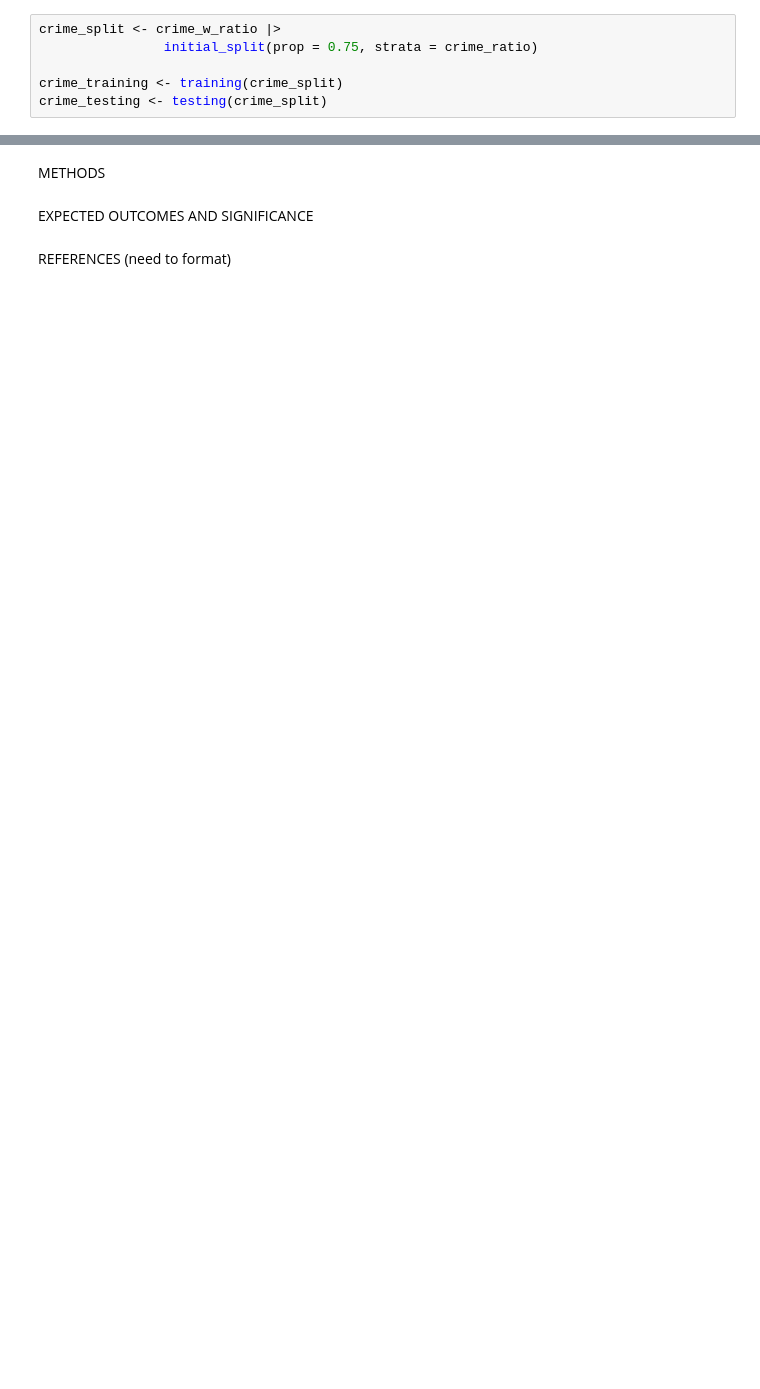
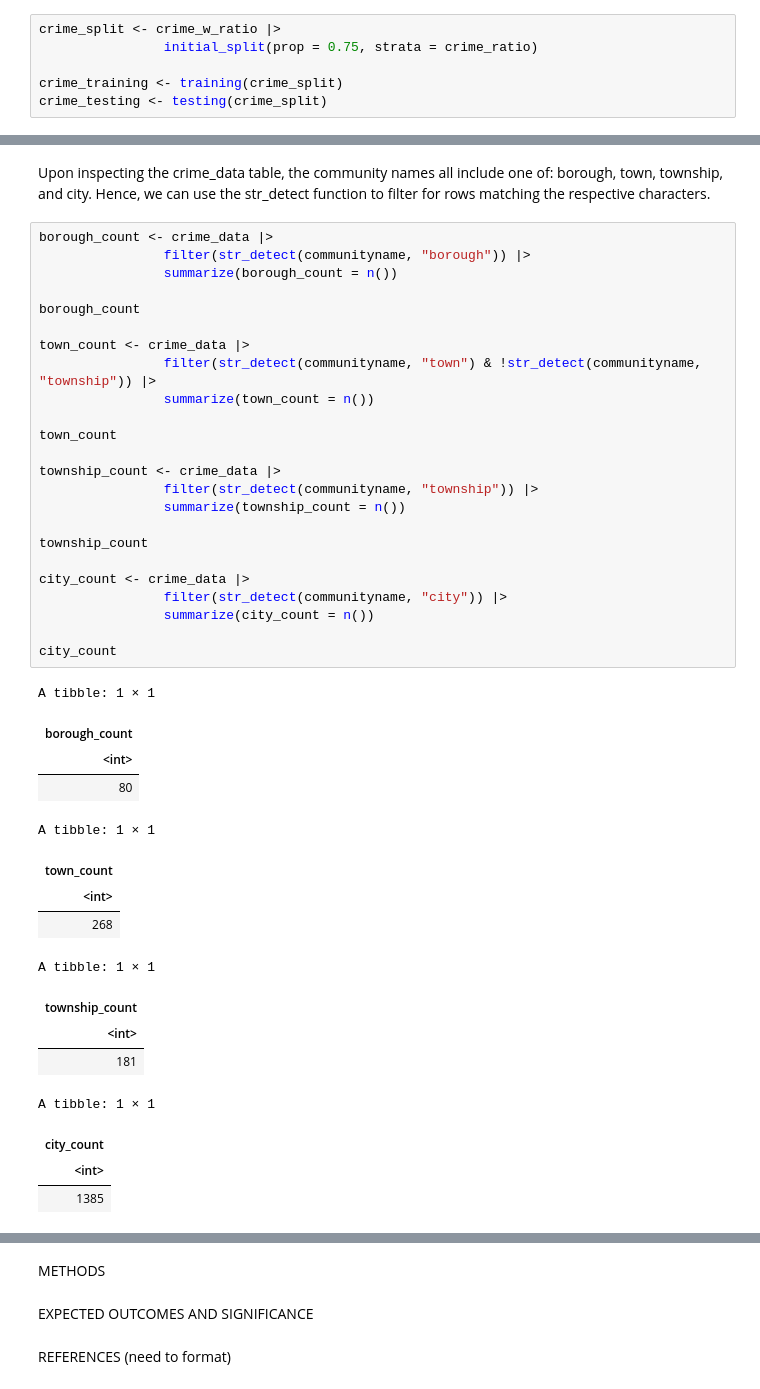
Before and after one commit to JeffreyJPZ/DSCI-100-Group_55-Project, a Jupyter notebook: Project.ipynb, the cells around one changed output, grey strips where cells are left out. Drawn from its saved outputs; the diff is of its cells as text; blank space fills up the shorter version.

```diff
--- a/Project.ipynb
+++ b/Project.ipynb
@@ -286,0 +374,43 @@ To obtain a general overview of the training dataset and help build the model, s
+# %% [markdown]
+Upon inspecting the crime_data table, the community names all include one of: borough, town, township, and city. Hence, we can use the str_detect function to filter for rows matching the respective characters.
+# %%
+borough_count <- crime_data |>
+                filter(str_detect(communityname, "borough")) |>
+                summarize(borough_count = n())
+
+borough_count
+
+town_count <- crime_data |>
+                filter(str_detect(communityname, "town") & !str_detect(communityname, "township")) |>
+                summarize(town_count = n())
+
+town_count
+
+township_count <- crime_data |>
+                filter(str_detect(communityname, "township")) |>
+                summarize(township_count = n())
+
+township_count
+
+city_count <- crime_data |>
+                filter(str_detect(communityname, "city")) |>
+                summarize(city_count = n())
+
+city_count
+# %% [output]
+A tibble: 1 × 1
+| borough_count |
+| <int> |
+| 80 |
+A tibble: 1 × 1
+| town_count |
+| <int> |
+| 268 |
+A tibble: 1 × 1
+| township_count |
+| <int> |
+| 181 |
+A tibble: 1 × 1
+| city_count |
+| <int> |
+| 1385 |
```
Also changed, not shown: parts of 8 cells of this notebook.
